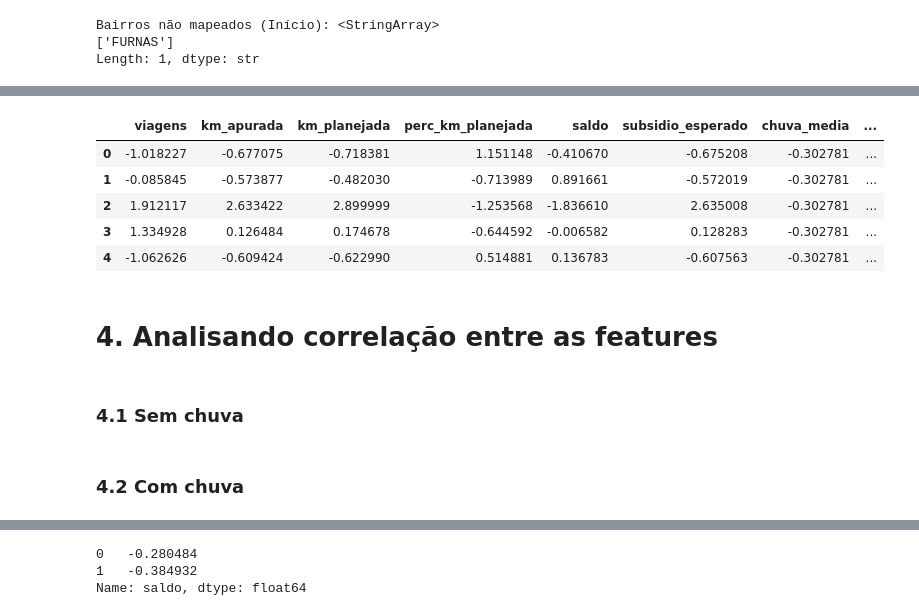
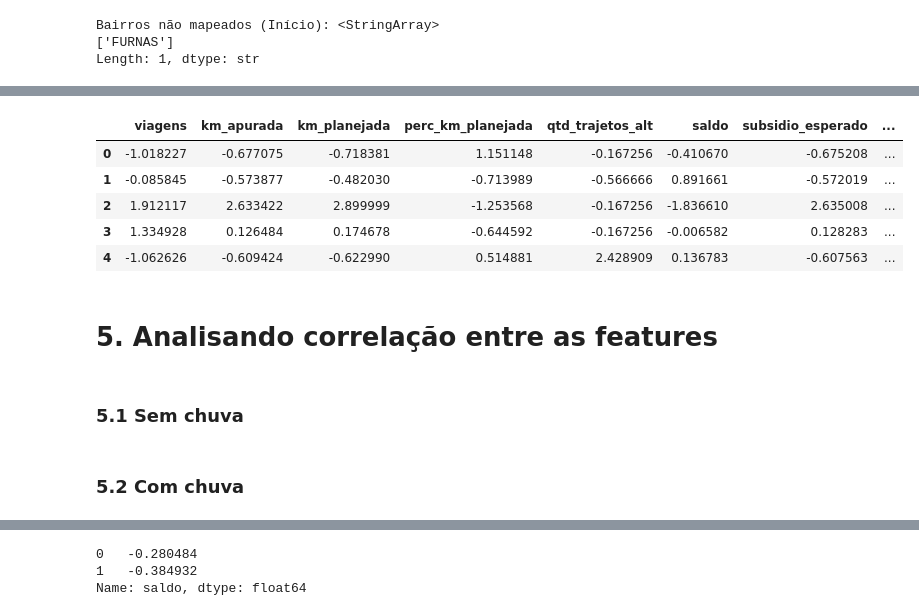
Before and after one commit to AntonioNazar/PS-2026.1, a Jupyter notebook: analise_faturamento_km.ipynb, the cells around one changed output, grey strips where cells are left out. Drawn from its saved outputs; the diff is of its cells as text; code cells hidden in the pictures.

```diff
--- a/analise_faturamento_km.ipynb
+++ b/analise_faturamento_km.ipynb
@@ -130,0 +135,8 @@ memory usage: 8.7 MB
+# %%
+path_trajetos_alt = 'dataset_principal/trajeto_alternativo_servico.csv'
+
+df_trajetos_alt = pd.read_csv(path_trajetos_alt)
+
+df_trajetos_alt['qtd_trajetos_alt'] = df_trajetos_alt['qtd_trajetos_alt'].astype(int)
+
+df_trajetos_alt.head()
@@ -130,0 +150,4 @@ memory usage: 8.7 MB
+# %%
+df_final = df_final.merge(df_trajetos_alt, on=['servico'], how='inner')
+
+df_final.head()
@@ -426,7 +456,7 @@ df_ml.head()
 # %%
 # Seleção inicial de features (Remoção de variáveis que não fazem sentido para o treinamento)
 
-df_ml = df_ml[['tipo_dia','bairro_inicio','bairro_fim','viagens','km_apurada','km_planejada','perc_km_planejada','saldo','subsidio_esperado']]
+df_ml = df_ml[['tipo_dia','bairro_inicio','bairro_fim','viagens','km_apurada','km_planejada','perc_km_planejada','qtd_trajetos_alt','saldo','subsidio_esperado']]
 
 df_ml.head()
 # %% [output]
@@ -659,5 +689,5 @@ df_ml.head()
 # %%
-df_chuva = df_chuva[['tipo_dia','bairro_inicio','bairro_fim','viagens','km_apurada','km_planejada','perc_km_planejada','saldo','subsidio_esperado','chuva_media']]
+df_chuva = df_chuva[['tipo_dia','bairro_inicio','bairro_fim','viagens','km_apurada','km_planejada','perc_km_planejada','qtd_trajetos_alt','saldo','subsidio_esperado','chuva_media']]
 df_chuva['zona_inicio'] = df_chuva['bairro_inicio'].apply(classificar_zona)
 df_chuva['zona_fim'] = df_chuva['bairro_fim'].apply(classificar_zona)
 
@@ -738,22 +768,22 @@ df_chuva.head()
 # %%
 scaler = StandardScaler()
 
-df_chuva[['km_apurada','km_planejada','perc_km_planejada','saldo','viagens','subsidio_esperado','chuva_media']] = scaler.fit_transform(
-    df_chuva[['km_apurada','km_planejada','perc_km_planejada','saldo','viagens','subsidio_esperado','chuva_media']]
+df_chuva[['km_apurada','km_planejada','perc_km_planejada','qtd_trajetos_alt','saldo','viagens','subsidio_esperado','chuva_media']] = scaler.fit_transform(
+    df_chuva[['km_apurada','km_planejada','perc_km_planejada','qtd_trajetos_alt','saldo','viagens','subsidio_esperado','chuva_media']]
 )
 
 df_chuva.head()
 # %% [output]
-|  | viagens | km_apurada | km_planejada | perc_km_planejada | saldo | subsidio_esperado | chuva_media | ... |
-| 0 | -1.018227 | -0.677075 | -0.718381 | 1.151148 | -0.410670 | -0.675208 | -0.302781 | ... |
-| 1 | -0.085845 | -0.573877 | -0.482030 | -0.713989 | 0.891661 | -0.572019 | -0.302781 | ... |
-| 2 | 1.912117 | 2.633422 | 2.899999 | -1.253568 | -1.836610 | 2.635008 | -0.302781 | ... |
-| 3 | 1.334928 | 0.126484 | 0.174678 | -0.644592 | -0.006582 | 0.128283 | -0.302781 | ... |
-| 4 | -1.062626 | -0.609424 | -0.622990 | 0.514881 | 0.136783 | -0.607563 | -0.302781 | ... |
+|  | viagens | km_apurada | km_planejada | perc_km_planejada | qtd_trajetos_alt | saldo | subsidio_esperado | ... |
+| 0 | -1.018227 | -0.677075 | -0.718381 | 1.151148 | -0.167256 | -0.410670 | -0.675208 | ... |
+| 1 | -0.085845 | -0.573877 | -0.482030 | -0.713989 | -0.566666 | 0.891661 | -0.572019 | ... |
+| 2 | 1.912117 | 2.633422 | 2.899999 | -1.253568 | -0.167256 | -1.836610 | 2.635008 | ... |
+| 3 | 1.334928 | 0.126484 | 0.174678 | -0.644592 | -0.167256 | -0.006582 | 0.128283 | ... |
+| 4 | -1.062626 | -0.609424 | -0.622990 | 0.514881 | 2.428909 | 0.136783 | -0.607563 | ... |
 # %% [markdown]
-# 4. Analisando correlação entre as features
+# 5. Analisando correlação entre as features
 # %% [markdown]
-### 4.1 Sem chuva
+### 5.1 Sem chuva
 # %%
 corr = df_ml.corr(numeric_only=True)
 
@@ -772,7 +802,7 @@ fig.update_layout(
 
 fig.show()
 # %% [markdown]
-### 4.2 Com chuva
+### 5.2 Com chuva
 # %%
 corr = df_chuva.corr(numeric_only=True)
 
```
Also changed, not shown: parts of 47 cells of this notebook.
